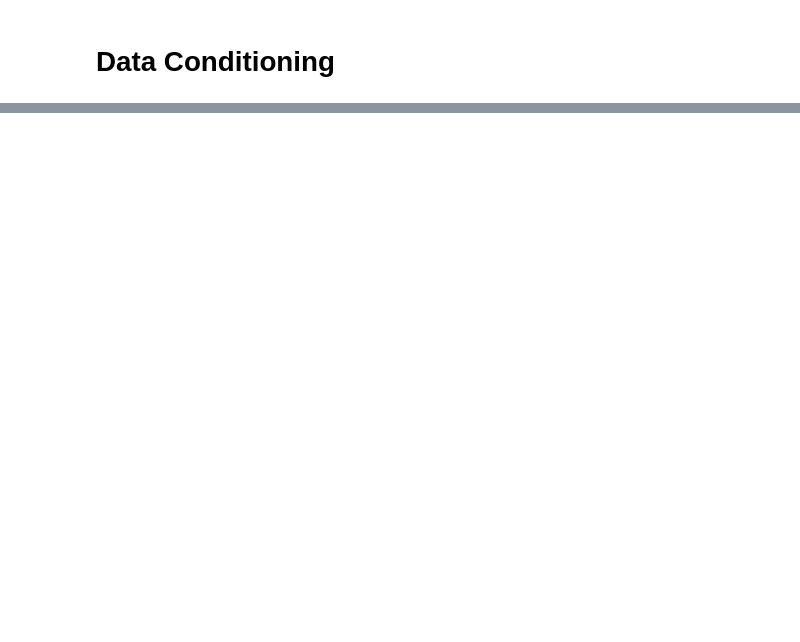
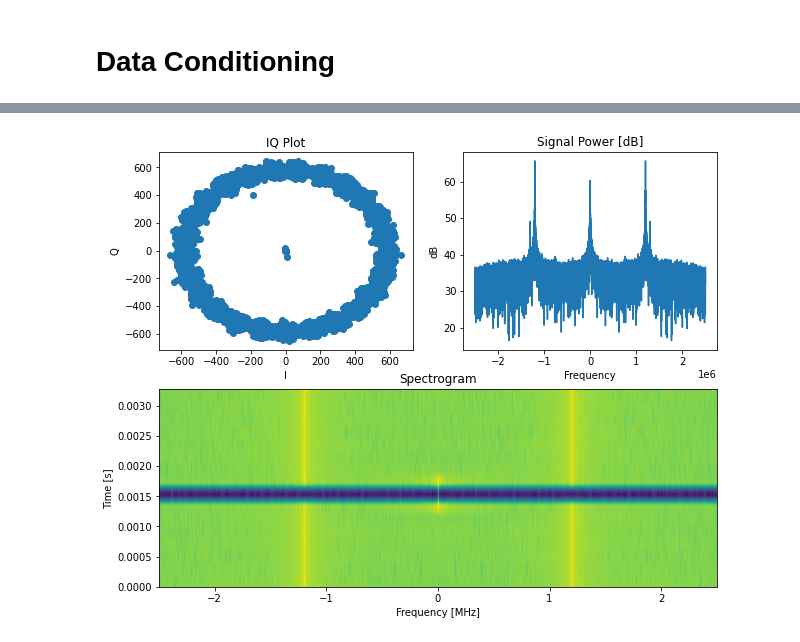
Before and after one commit to mriosrivas/SDR-course-material, a Jupyter notebook: Laboratory/Lab_01/excersise_1.ipynb, the cells around one changed output, grey strips where cells are left out. Saved outputs shown, nothing was run; the diff lists cells and outputs as text; code cells hidden in the pictures; blank space fills up the shorter version.

```diff
--- a/Laboratory/Lab_01/excersise_1.ipynb
+++ b/Laboratory/Lab_01/excersise_1.ipynb
@@ -170,0 +85,35 @@ data = np.loadtxt(path/FILE, skiprows=1)
+# %%
+# Step 0: Transform data into complex format
+f =
+rx = data[:,0] + data[:,1]*1j
+# Create IQ components
+i_signal = np.real(rx)
+q_signal = np.imag(rx)
+
+def compute_rx_signal(i_signal, q_signal, f):
+    N = len(i_signal)
+    t = np.arange(N) / f
+    rx = i_signal + q_signal * 1j
+    amplitude = np.sqrt(i_signal**2 + q_signal**2)
+    rx_signal = np.abs(rx) * np.cos(2 * np.pi * f * t + np.angle(rx))
+    return rx_signal
+
+rx_signal =
+# %%
+def plot_signals(i_signal, q_signal, rx_signal, f, sample_rate=5e6, fft_size=1024):
+    plt.figure(figsize=(10, 8))
+
+    plt.subplot(2, 2, 1)
+    iq_plot(i_signal, q_signal)
+
+    plt.subplot(2, 2, 2)
+    plot_power(rx_signal, f)
+
+    plt.subplot(2, 1, 2)
+    get_spectogram(rx_signal, sample_rate=sample_rate, fft_size=fft_size)
+
+    plt.show()
+
+plot_signals(i_signal, q_signal, rx_signal, f)
+# %% [output]
+[figure, added]
```
Also changed, not shown: parts of 34 cells of this notebook, 2 other files.
